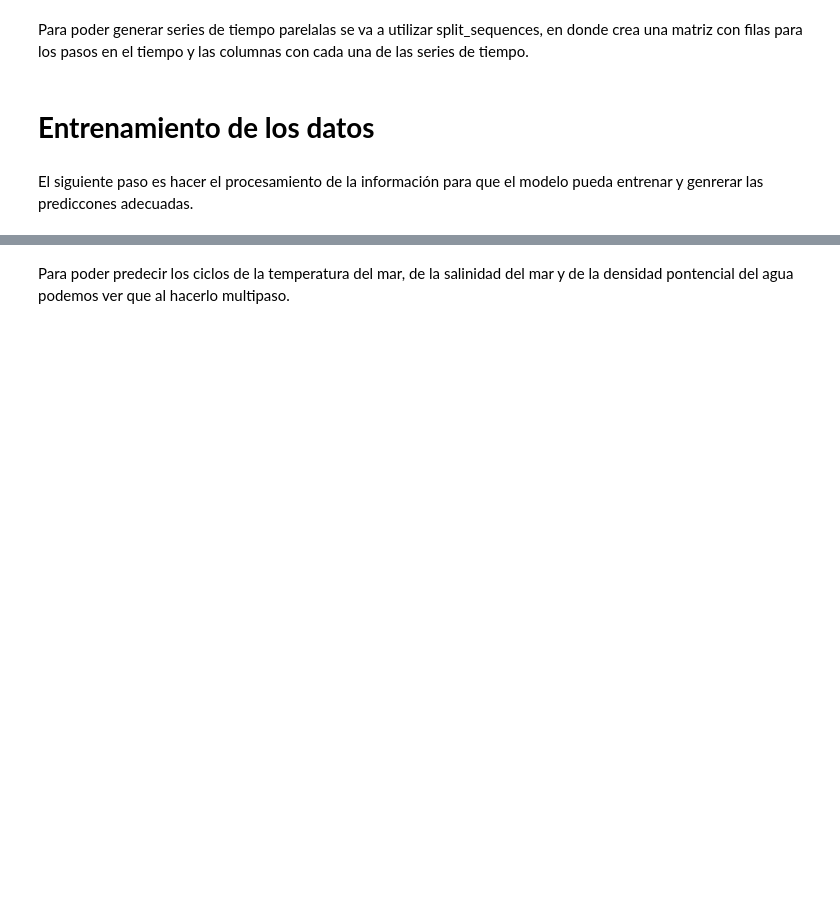
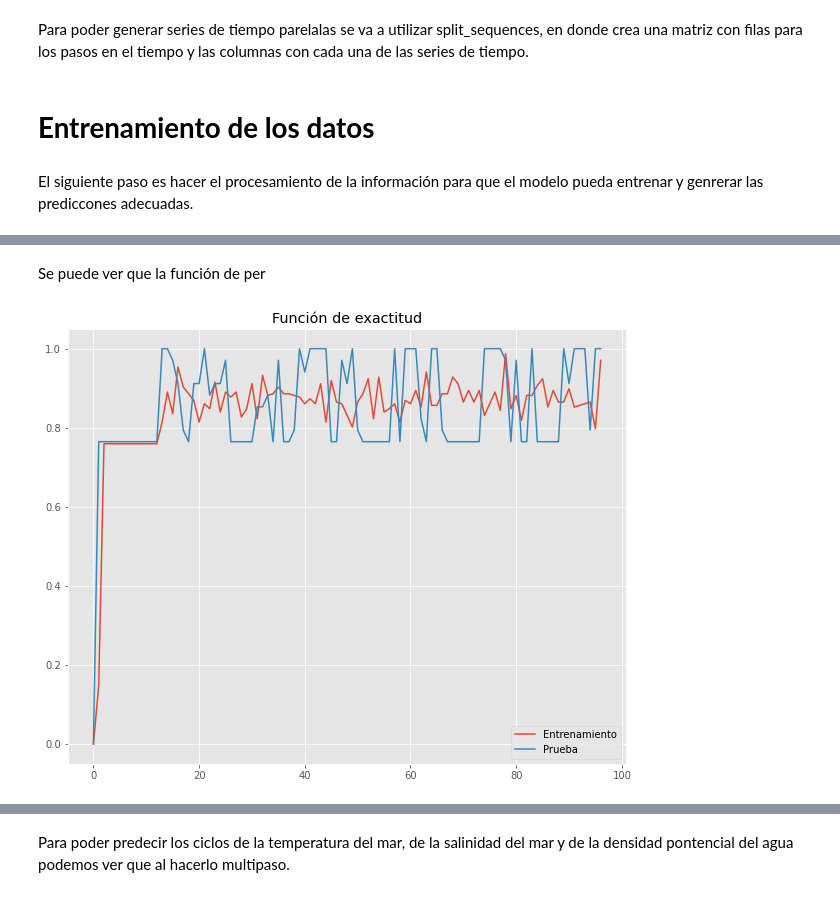
Before and after one commit to Lmdela/Trabajo-de-Mineria-de-Datos, a Jupyter notebook: Redes_LSTM.ipynb, the cells around one changed output, grey strips where cells are left out. Cells and saved outputs as stored; diff of their text form; code cells hidden in the pictures; blank space fills up the shorter version.

```diff
--- a/Redes_LSTM.ipynb
+++ b/Redes_LSTM.ipynb
@@ -145,2 +162,12 @@ model.fit(X, y, epochs=1500, verbose=0)
+# %% [markdown]
+Se puede ver que la función de per
+# %%
+plt.plot(history.history['accuracy'],label='Entrenamiento')
+plt.plot(history.history['val_accuracy'],label='Prueba')
+plt.legend()
+title('Función de exactitud')
+savefig("grafica_exactitud.png")
+# %% [output]
+[figure, added]
 # %%
 # walk-forward validation on the test data
```
Also changed, not shown: parts of 16 cells of this notebook.
